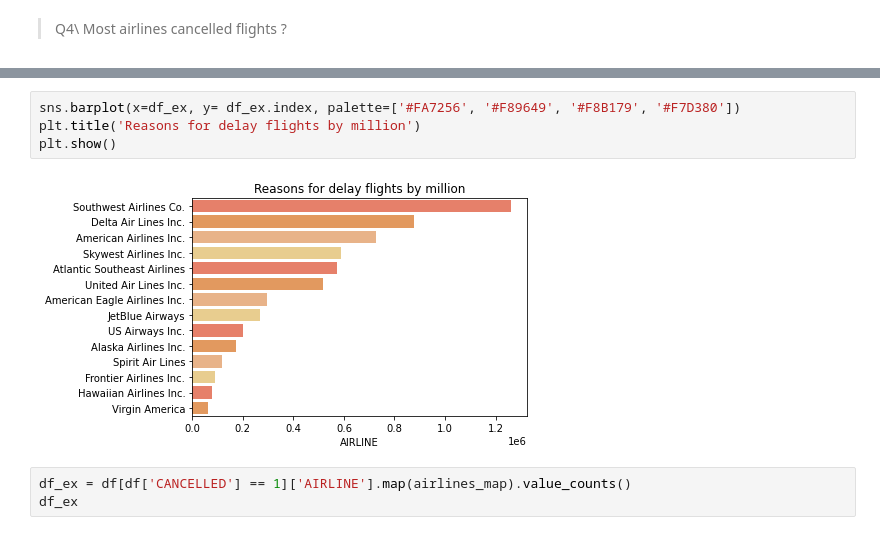
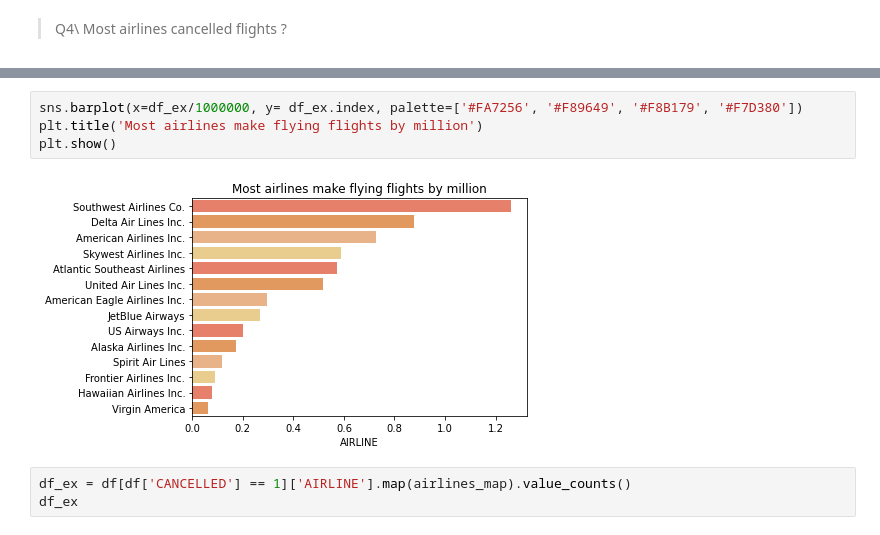
Before and after one commit to Yousef-Nasr/Flight-Cancellation-Classiffication, a Jupyter notebook: main.ipynb, the cells around one changed output, grey strips where cells are left out. Drawn from its saved outputs; the diff is of its cells as text.

```diff
--- a/main.ipynb
+++ b/main.ipynb
@@ -207,11 +212,11 @@ Hawaiian Airlines Inc.            76272
 Virgin America                    61903
 Name: AIRLINE, dtype: int64
 # %%
-sns.barplot(x=df_ex, y= df_ex.index, palette=['#FA7256', '#F89649', '#F8B179', '#F7D380'])
-plt.title('Reasons for delay flights by million')
+sns.barplot(x=df_ex/1000000, y= df_ex.index, palette=['#FA7256', '#F89649', '#F8B179', '#F7D380'])
+plt.title('Most airlines make flying flights by million')
 plt.show()
 # %% [output]
-[figure, old version]
+[figure, new version]
 # %%
 df_ex = df[df['CANCELLED'] == 1]['AIRLINE'].map(airlines_map).value_counts()
 df_ex
```
Also changed, not shown: parts of 16 cells of this notebook, 5 other files.
